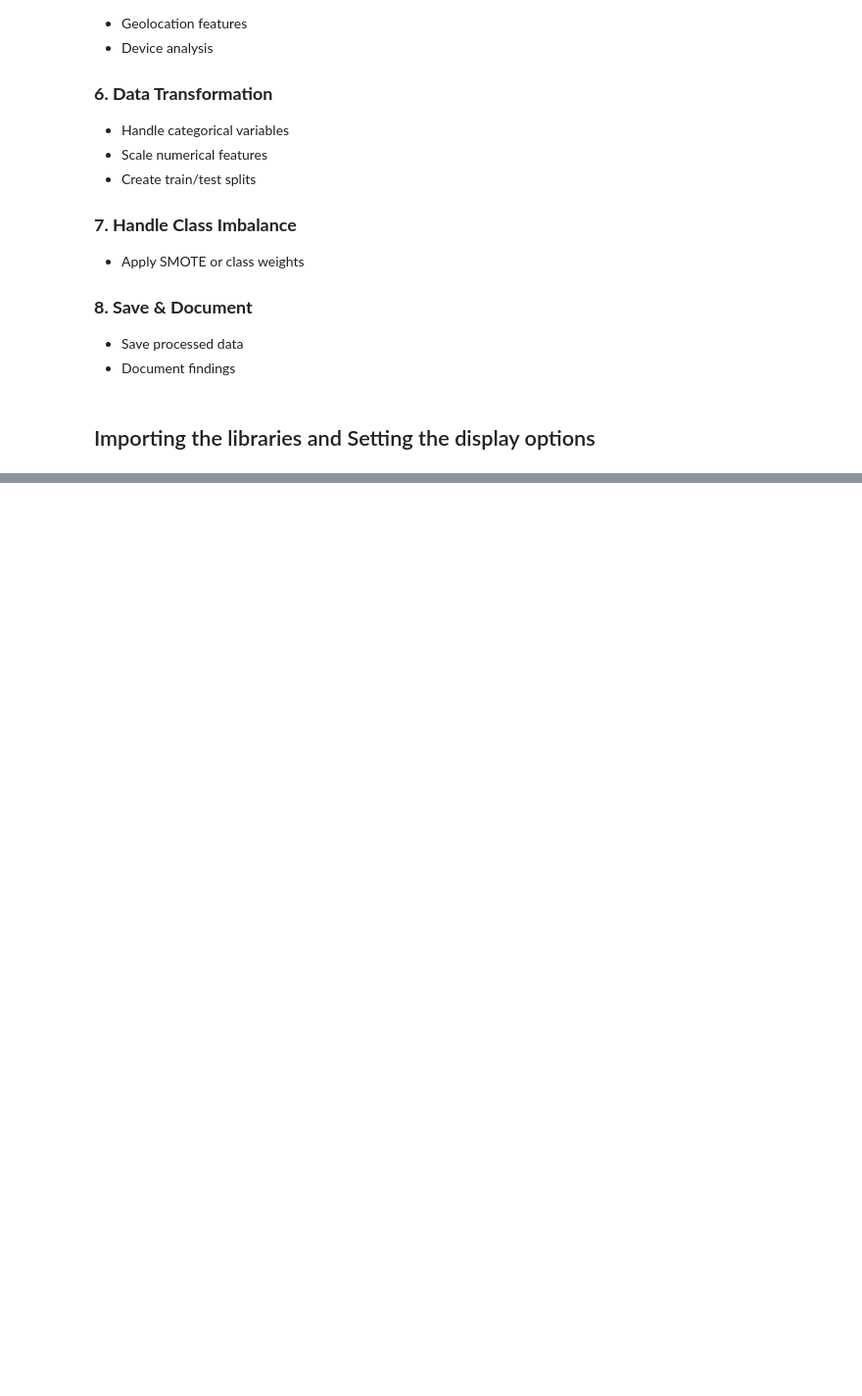
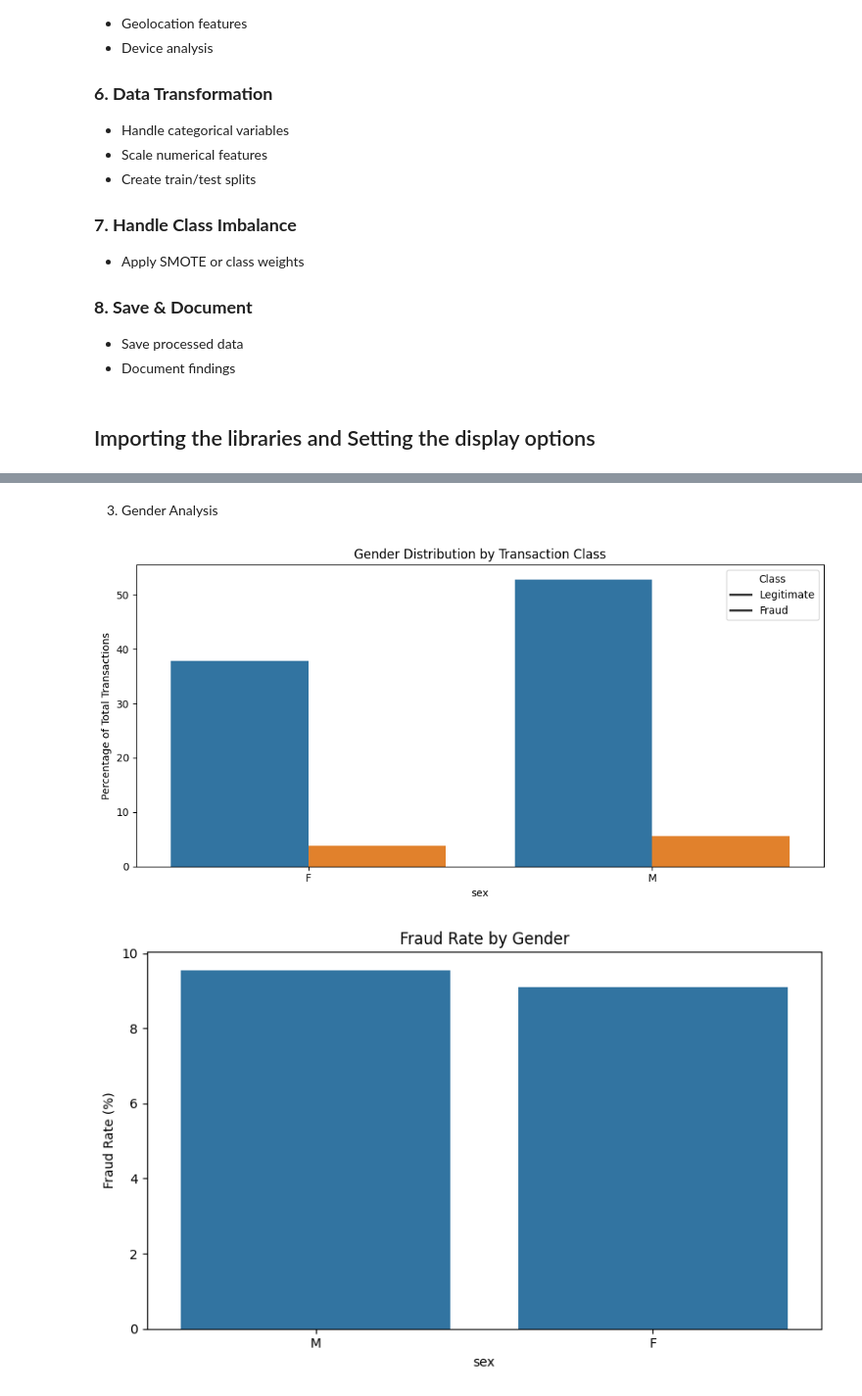
Before and after one commit to soltsega/Week-5_Fraud_Detection, a Jupyter notebook: fraud-detection/notebooks/eda-fraud-data.ipynb, the cells around one changed output, grey strips where cells are left out. Shown at 98% size. Drawn from its saved outputs; the diff is of its cells as text; code cells hidden in the pictures; blank space fills up the shorter version.

```diff
--- a/fraud-detection/notebooks/eda-fraud-data.ipynb
+++ b/fraud-detection/notebooks/eda-fraud-data.ipynb
@@ -139,0 +402,31 @@ plt.show()
+# %% [markdown]
+3. Gender Analysis
+# %%
+# 1. Gender Distribution
+plt.figure(figsize=(10, 5))
+
+# Calculate percentages
+gender_dist = (fraud_df.groupby(['sex', 'class']).size() / len(fraud_df) * 100).reset_index(name='percentage')
+
+# Plot
+sns.barplot(x='sex', y='percentage', hue='class', data=gender_dist)
+plt.title('Gender Distribution by Transaction Class')
+plt.ylabel('Percentage of Total Transactions')
+plt.legend(title='Class', labels=['Legitimate', 'Fraud'])
+plt.xticks(rotation=0)
+plt.tight_layout()
+plt.show()
+
+# 2. Gender Risk Analysis (Fraud Rate by Gender)
+gender_risk = fraud_df.groupby('sex')['class'].mean().sort_values(ascending=False) * 100
+
+plt.figure(figsize=(8, 5))
+sns.barplot(x=gender_risk.index, y=gender_risk.values)
+plt.title('Fraud Rate by Gender')
+plt.ylabel('Fraud Rate (%)')
+plt.xticks(rotation=0)
+plt.tight_layout()
+plt.show()
+# %% [output]
+[figure, added]
+[figure, added]
```
Also changed, not shown: parts of 23 cells of this notebook.
